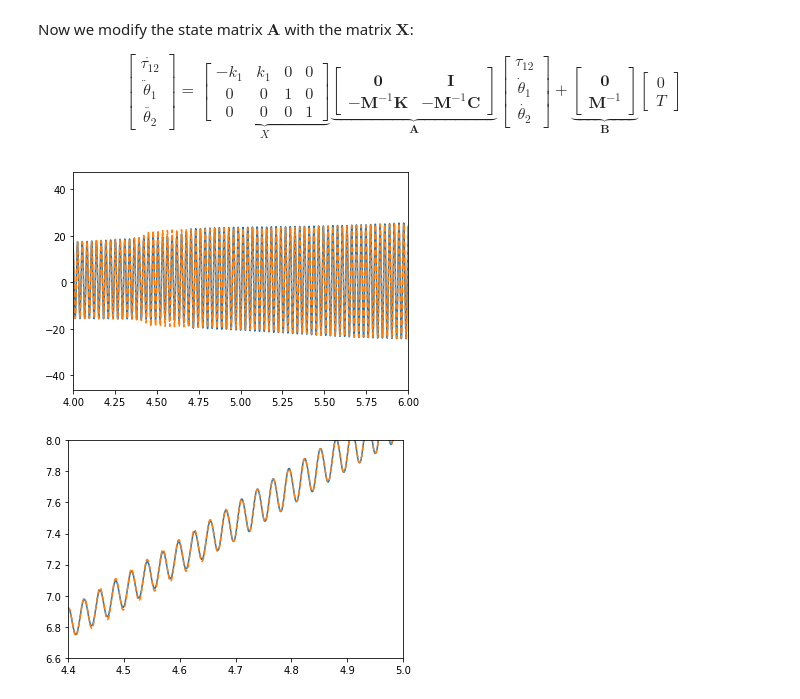
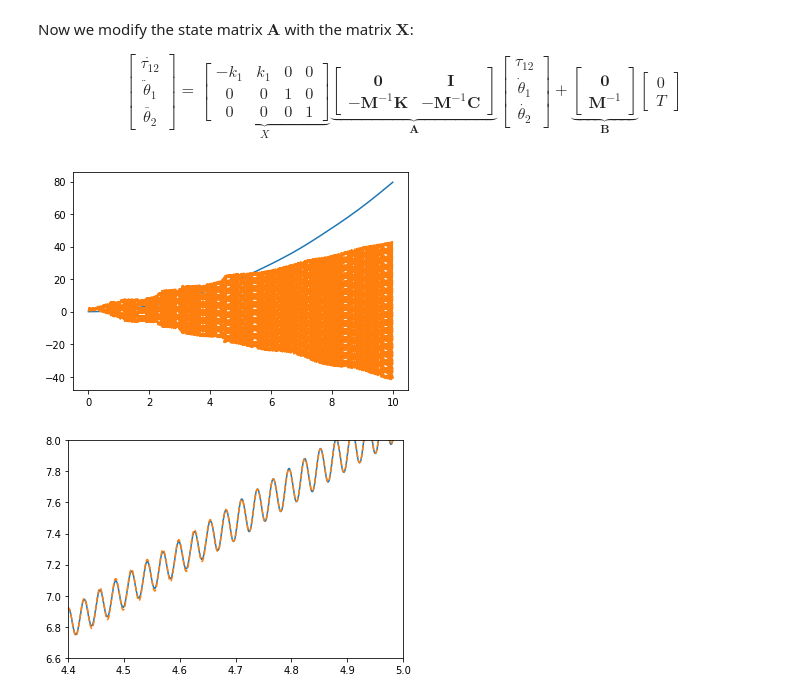
Before and after one commit to urho-h/torque_estimation_masters, a Jupyter notebook: notebooks/modified_state_matrix_2dof.ipynb, the cells around one changed output. Drawn from its saved outputs; the diff is of its cells as text; code cells hidden in the pictures.

```diff
--- a/notebooks/modified_state_matrix_2dof.ipynb
+++ b/notebooks/modified_state_matrix_2dof.ipynb
@@ -174,20 +173,18 @@ Now we modify the state matrix $\textbf{A}$ with the matrix $\textbf{X}$:
 $$ \begin{bmatrix} \dot{\tau_{12}} \\ \ddot{\theta}_1 \\ \ddot{\theta_2} \end{bmatrix} = \underbrace{\begin{bmatrix} -k_1 & k_1 & 0 & 0 \\ 0 & 0 & 1 & 0 \\ 0 & 0 & 0 & 1 \end{bmatrix}}_{X} \underbrace{\begin{bmatrix} \boldsymbol{0} & \textbf{I} \\ -\textbf{M}^{-1}\textbf{K} & -\textbf{M}^{-1}\textbf{C} \end{bmatrix}}_{\textbf{A}} \begin{bmatrix} \tau_{12} \\ \dot{\theta}_1 \\ \dot{\theta_2} \end{bmatrix} + \underbrace{\begin{bmatrix} \boldsymbol{0} \\ \textbf{M}^{-1} \end{bmatrix}}_{\textbf{B}} \begin{bmatrix} 0 \\ T \end{bmatrix} $$
 # %%
 def f_mod2(t, x):
-    return X @ A @ x + B @ np.array([0, u(t)])
+    load = B @ np.array([0, u(t)])
+    load = np.delete(load, (0), axis=0)
 
-sol_mod2 = solve_ivp(f_mod, (t[0], t[-1]), np.zeros(4), t_eval=t)
+    return (X @ A) @ (X_inv @ x) + load
 
-y2 = np.zeros(3)
-for i in range(sol_mod2.y.shape[1]):
-    y2 = np.vstack((y2, X @ sol_mod2.y[:, i]))
+sol_mod2 = solve_ivp(f_mod2, (t[0], t[-1]), np.zeros(3), t_eval=t)
 
-plt.plot(sol_mod2.t, y2[1:,0])
+plt.plot(sol_mod2.t, sol_mod.y[0,:])
 plt.plot(sol.t, 1.5e4*(sol.y[1,:] - sol.y[0,:]), '--')
-plt.xlim(4,6)
 plt.show()
 # %% [output]
-[figure, old version]
+[figure, new version]
 # %%
 plt.plot(sol_mod2.t, y2[1:,1])
 plt.plot(sol.t, sol.y[2,:], '--')
```
Also changed, not shown: parts of 2 cells of this notebook, 1 other file.
